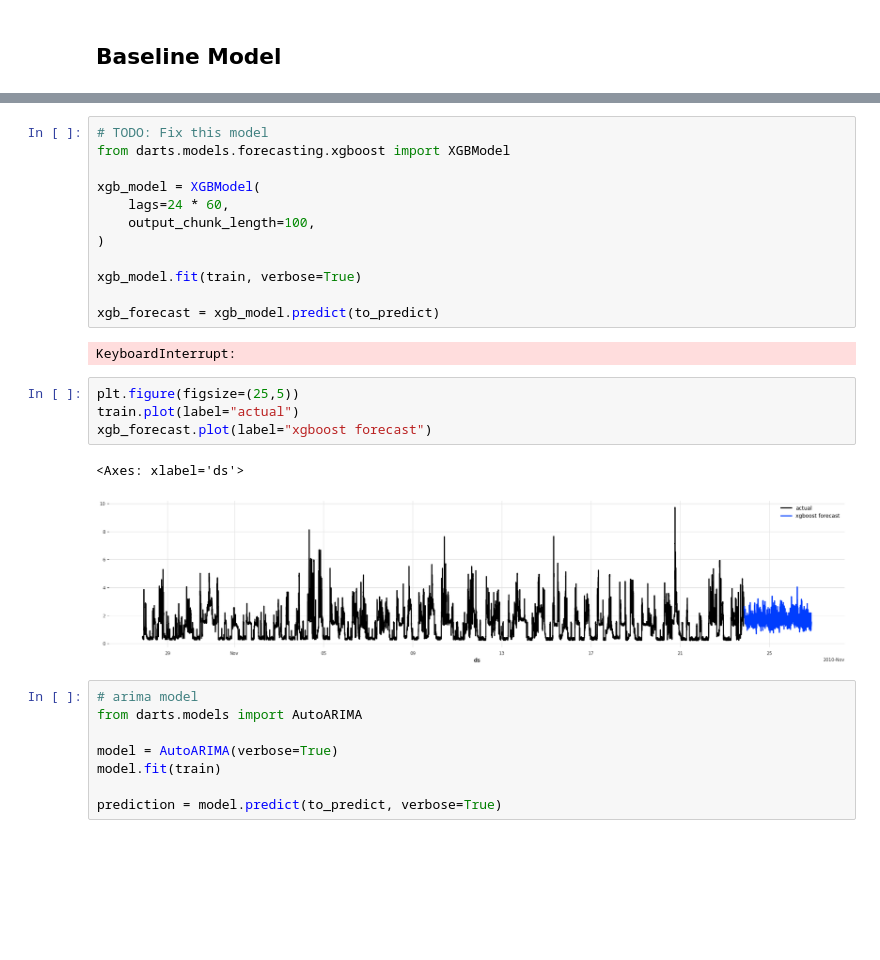
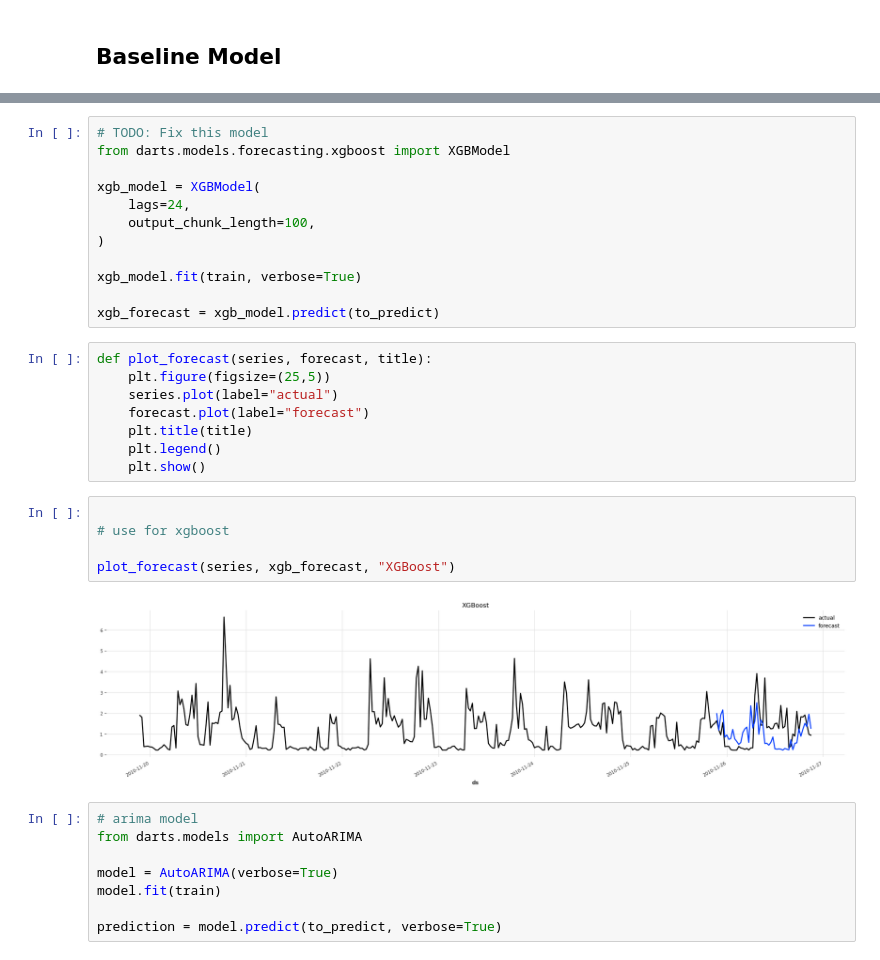
Before and after one commit to kosmydel/stock-timeseries-prediction, a Jupyter notebook: electricity.ipynb, the cells around one changed output, grey strips where cells are left out. Saved outputs shown, nothing was run; the diff lists cells and outputs as text; blank space fills up the shorter version.

```diff
--- a/electricity.ipynb
+++ b/electricity.ipynb
@@ -102,22 +87,28 @@ naive_forecast.plot(label="naive forecast (K=1)")
 from darts.models.forecasting.xgboost import XGBModel
 
 xgb_model = XGBModel(
-    lags=24 * 60,
+    lags=24,
     output_chunk_length=100,
 )
 
 xgb_model.fit(train, verbose=True)
 
 xgb_forecast = xgb_model.predict(to_predict)
-# %% [output]
-KeyboardInterrupt:
 # %%
-plt.figure(figsize=(25,5))
-train.plot(label="actual")
-xgb_forecast.plot(label="xgboost forecast")
+def plot_forecast(series, forecast, title):
+    plt.figure(figsize=(25,5))
+    series.plot(label="actual")
+    forecast.plot(label="forecast")
+    plt.title(title)
+    plt.legend()
+    plt.show()
-# %% [output]
-<Axes: xlabel='ds'>
-[figure, removed]
+# %%
+
+# use for xgboost
+
+plot_forecast(series, xgb_forecast, "XGBoost")
+# %% [output]
+[figure, added]
 # %%
 # arima model
 from darts.models import AutoARIMA
```
Also changed, not shown: parts of 8 cells of this notebook.
